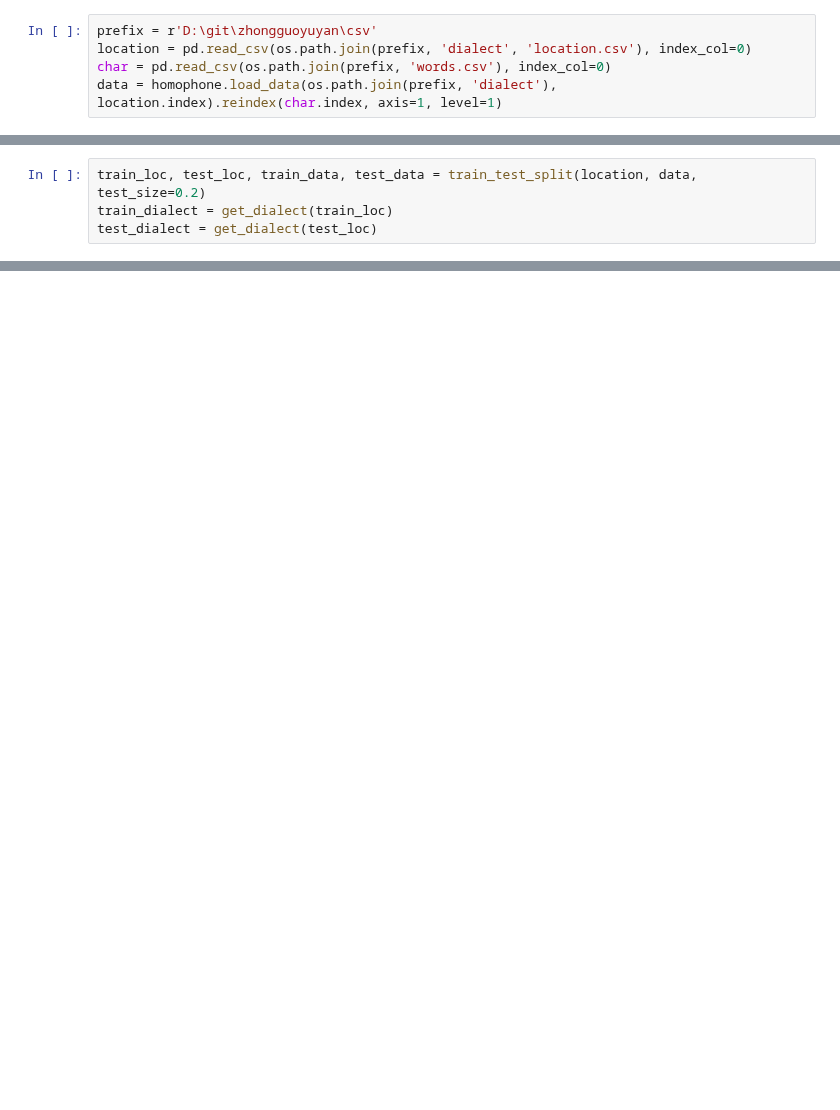
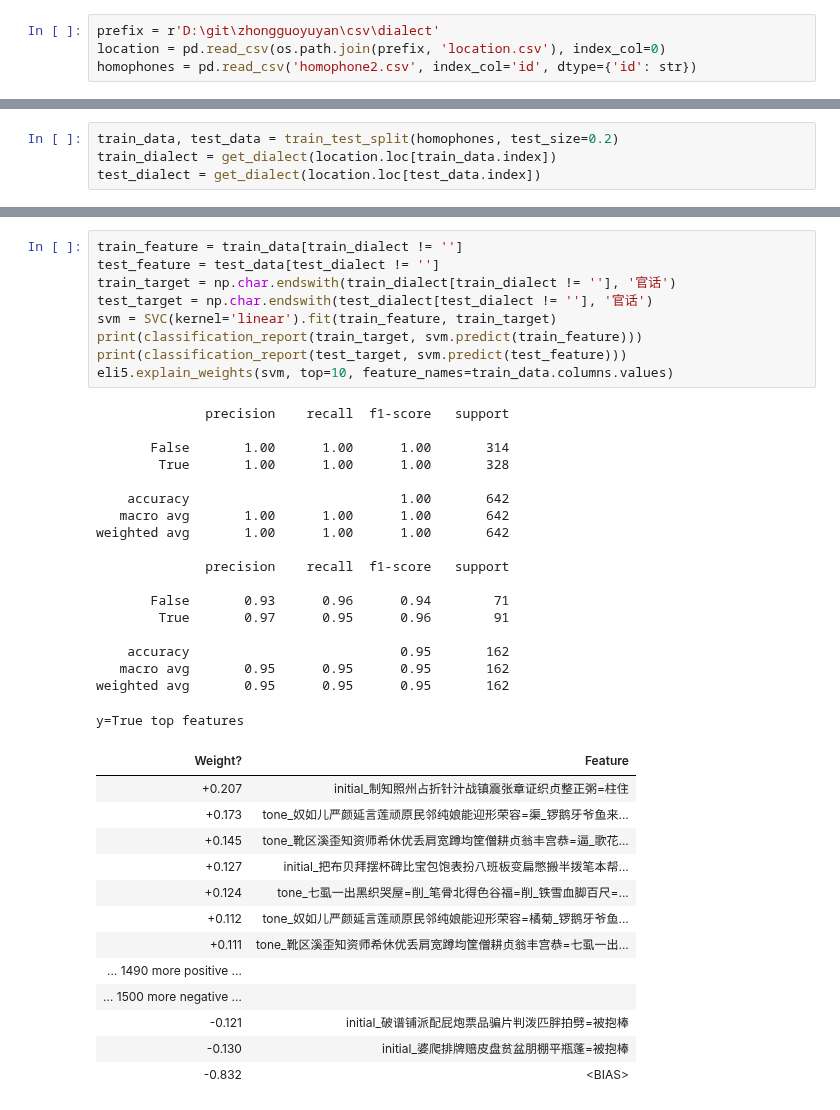
Before and after one commit to lernanto/sincomp, a Jupyter notebook: scripts/zhongguoyuyan/homophone.ipynb, the cells around one changed output, grey strips where cells are left out. Cells and saved outputs as stored; diff of their text form; blank space fills up the shorter version.

```diff
--- a/scripts/zhongguoyuyan/homophone.ipynb
+++ b/scripts/zhongguoyuyan/homophone.ipynb
@@ -16,7 +15,6 @@ import imp
 logging.getLogger().setLevel(logging.INFO)
 np.random.seed(77213)
 # %%
-prefix = r'D:\git\zhongguoyuyan\csv'
-location = pd.read_csv(os.path.join(prefix, 'dialect', 'location.csv'), index_col=0)
-char = pd.read_csv(os.path.join(prefix, 'words.csv'), index_col=0)
-data = homophone.load_data(os.path.join(prefix, 'dialect'), location.index).reindex(char.index, axis=1, level=1)
+prefix = r'D:\git\zhongguoyuyan\csv\dialect'
+location = pd.read_csv(os.path.join(prefix, 'location.csv'), index_col=0)
+homophones = pd.read_csv('homophone2.csv', index_col='id', dtype={'id': str})
@@ -41,4 +21,4 @@ INFO:root:load data of 1287 dialects x 1004 characters
 # %%
-train_loc, test_loc, train_data, test_data = train_test_split(location, data, test_size=0.2)
-train_dialect = get_dialect(train_loc)
-test_dialect = get_dialect(test_loc)
+train_data, test_data = train_test_split(homophones, test_size=0.2)
+train_dialect = get_dialect(location.loc[train_data.index])
+test_dialect = get_dialect(location.loc[test_data.index])
@@ -104,0 +68,41 @@ eli5.explain_weights(lr, top=10, feature_names=feature_names)
+# %%
+train_feature = train_data[train_dialect != '']
+test_feature = test_data[test_dialect != '']
+train_target = np.char.endswith(train_dialect[train_dialect != ''], '官话')
+test_target = np.char.endswith(test_dialect[test_dialect != ''], '官话')
+svm = SVC(kernel='linear').fit(train_feature, train_target)
+print(classification_report(train_target, svm.predict(train_feature)))
+print(classification_report(test_target, svm.predict(test_feature)))
+eli5.explain_weights(svm, top=10, feature_names=train_data.columns.values)
+# %% [output]
+              precision    recall  f1-score   support
+
+       False       1.00      1.00      1.00       314
+        True       1.00      1.00      1.00       328
+
+    accuracy                           1.00       642
+   macro avg       1.00      1.00      1.00       642
+weighted avg       1.00      1.00      1.00       642
+
+              precision    recall  f1-score   support
+
+       False       0.93      0.96      0.94        71
+        True       0.97      0.95      0.96        91
+
+    accuracy                           0.95       162
+   macro avg       0.95      0.95      0.95       162
+weighted avg       0.95      0.95      0.95       162
+y=True top features
+| Weight? | Feature |
+| +0.207 | initial_制知照州占折针汁战镇震张章证织贞整正粥=柱住 |
+| +0.173 | tone_奴如儿严颜延言莲顽原民邻纯娘能迎形荣容=渠_锣鹅牙爷鱼来... |
+| +0.145 | tone_靴区溪歪知资师希休优丢肩宽蹲均筐僧耕贞翁丰宫恭=逼_歌花... |
+| +0.127 | initial_把布贝拜摆杯碑比宝包饱表扮八班板变扁憋搬半拨笔本帮... |
+| +0.124 | tone_七虱一出黑织哭屋=削_笔骨北得色谷福=削_铁雪血脚百尺=... |
+| +0.112 | tone_奴如儿严颜延言莲顽原民邻纯娘能迎形荣容=橘菊_锣鹅牙爷鱼... |
+| +0.111 | tone_靴区溪歪知资师希休优丢肩宽蹲均筐僧耕贞翁丰宫恭=七虱一出... |
+| … 1490 more positive … |  |
+| … 1500 more negative … |  |
+| -0.121 | initial_破谱铺派配屁炮票品骗片判泼匹胖拍劈=被抱棒 |
+| -0.130 | initial_婆爬排牌赔皮盘贫盆朋棚平瓶蓬=被抱棒 |
+| -0.832 | <BIAS> |
```
Also changed, not shown: parts of 9 cells of this notebook.
